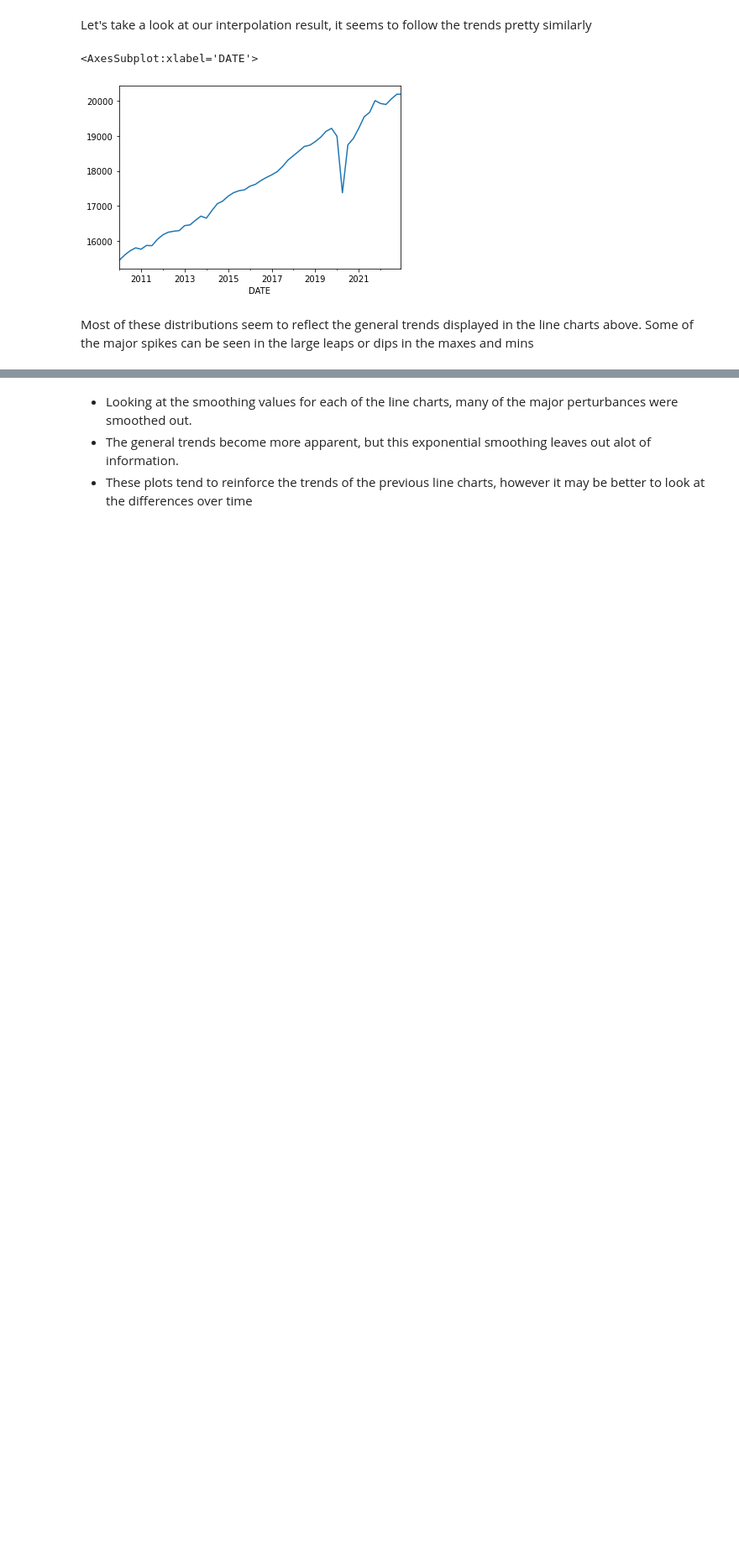
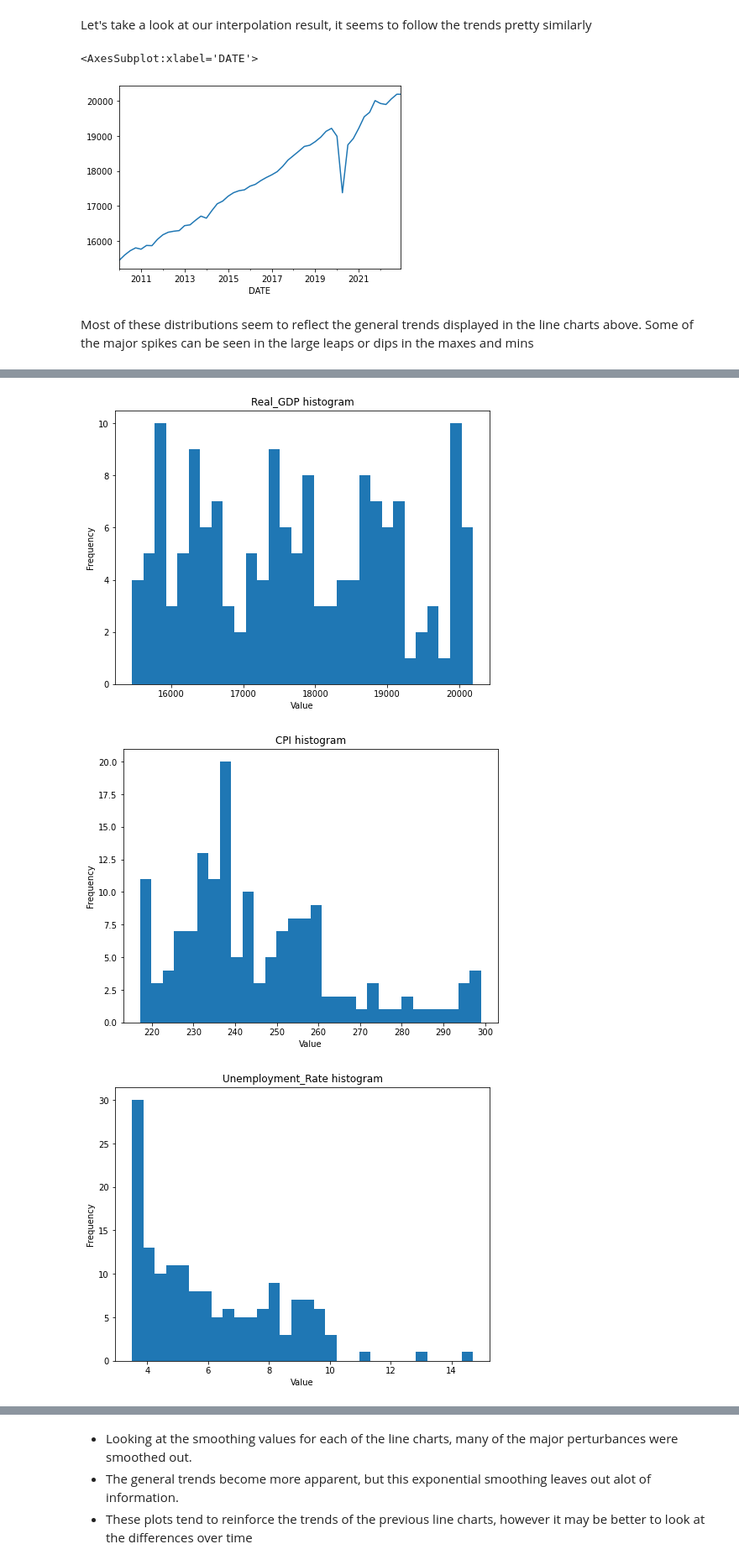
Before and after one commit to AlexanderBaker44/Chat_GPT, a Jupyter notebook: Final_Pipeline/Exploratory_Data_Analysis.ipynb, the cells around one changed output, grey strips where cells are left out. Shown at 84% size. Drawn from its saved outputs; the diff is of its cells as text; code cells hidden in the pictures; blank space fills up the shorter version.

Commit message:
additional plots

```diff
--- a/Final_Pipeline/Exploratory_Data_Analysis.ipynb
+++ b/Final_Pipeline/Exploratory_Data_Analysis.ipynb
@@ -105,0 +120,15 @@ fred_data.describe()
+# %%
+import matplotlib.pyplot as plt
+
+# plot histogram for each column in fred_data
+for column in fred_data.columns:
+    plt.figure(figsize=(8,6))
+    plt.hist(fred_data[column], bins=30)
+    plt.title(column + ' histogram')
+    plt.xlabel('Value')
+    plt.ylabel('Frequency')
+    plt.show()
+# %% [output]
+[figure, added]
+[figure, added]
+[figure, added]
```
Also changed, not shown: parts of 6 cells of this notebook, 3 other files.
